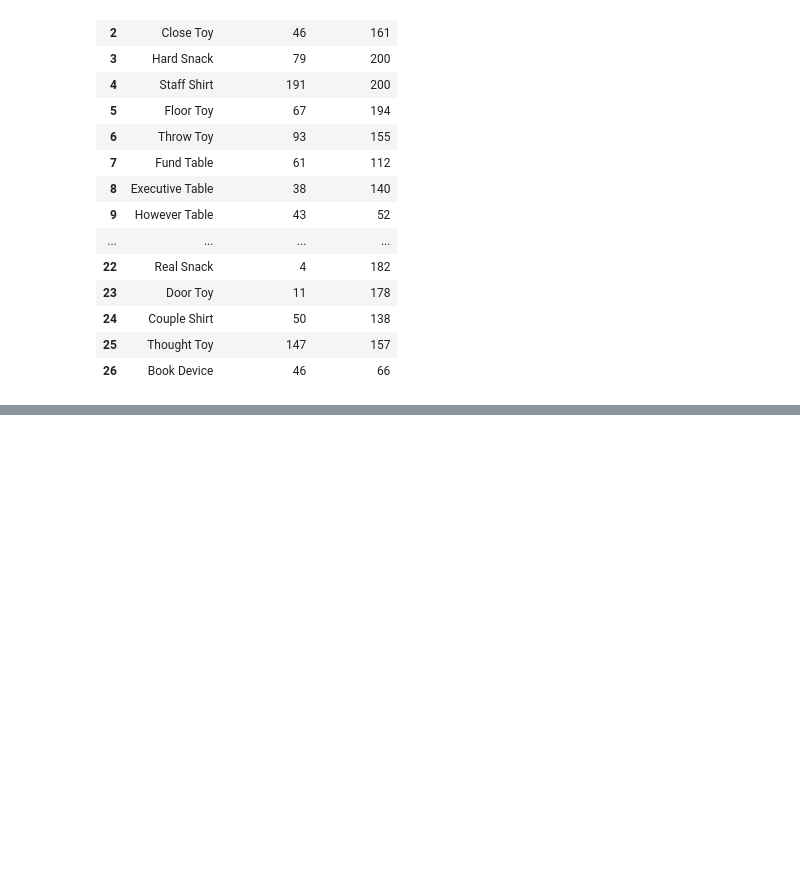
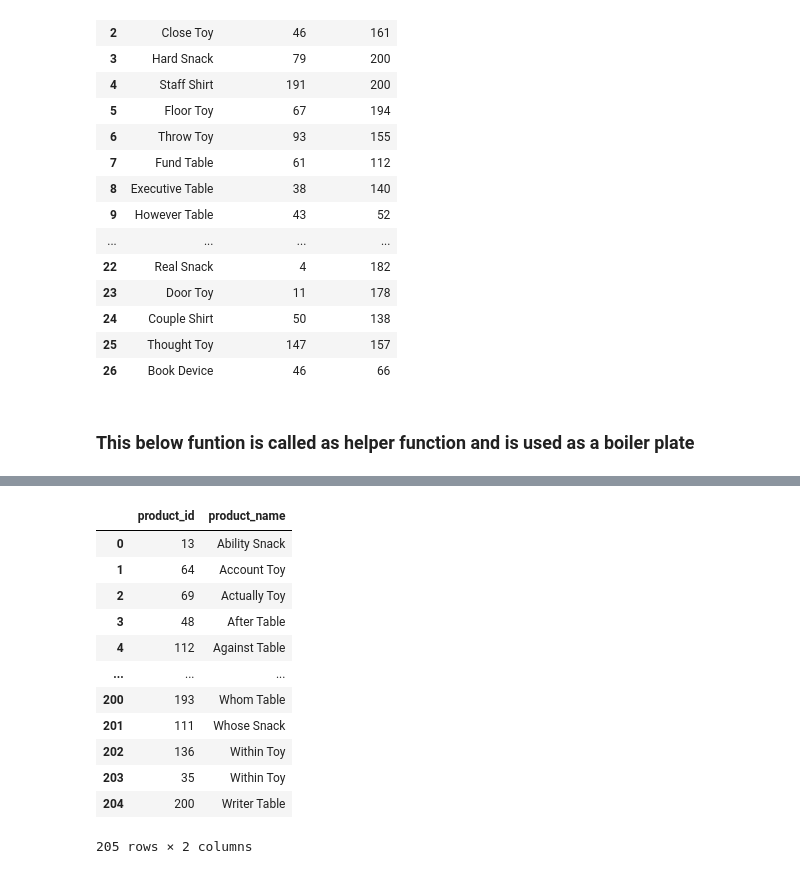
Before and after one commit to Coolbuddy145/Advanced-SQL-and-Python-UI, a Jupyter notebook: analysis.ipynb, the cells around one changed output, grey strips where cells are left out. Cells and saved outputs as stored; diff of their text form; code cells hidden in the pictures; blank space fills up the shorter version.

Commit message:
Operational page Product history logic created

```diff
--- a/analysis.ipynb
+++ b/analysis.ipynb
@@ -269,3 +269,16 @@ products_reorder()
 | 24 | Couple Shirt | 50 | 138 |
 | 25 | Thought Toy | 147 | 157 |
 | 26 | Book Device | 46 | 66 |
+# %% [markdown]
+### This below funtion is called as helper function and is used as a boiler plate
+# %%
+def sql(query, params=None):
+    with engine.connect() as conn:
+        result = conn.execute(text(query), params or {})
+        return pd.DataFrame(result.mappings().all())
+# %%
+def get_products():
+    return sql("""SELECT product_id,product_name FROM products ORDER BY product_name""")
+# %%
+get_products()
+# %% [output]
@@ -271,0 +289,13 @@ products_reorder()
+|  | product_id | product_name |
+| 0 | 13 | Ability Snack |
+| 1 | 64 | Account Toy |
+| 2 | 69 | Actually Toy |
+| 3 | 48 | After Table |
+| 4 | 112 | Against Table |
+| ... | ... | ... |
+| 200 | 193 | Whom Table |
+| 201 | 111 | Whose Snack |
+| 202 | 136 | Within Toy |
+| 203 | 35 | Within Toy |
+| 204 | 200 | Writer Table |
+205 rows × 2 columns
```
Also changed, not shown: parts of 3 cells of this notebook, 2 other files.
